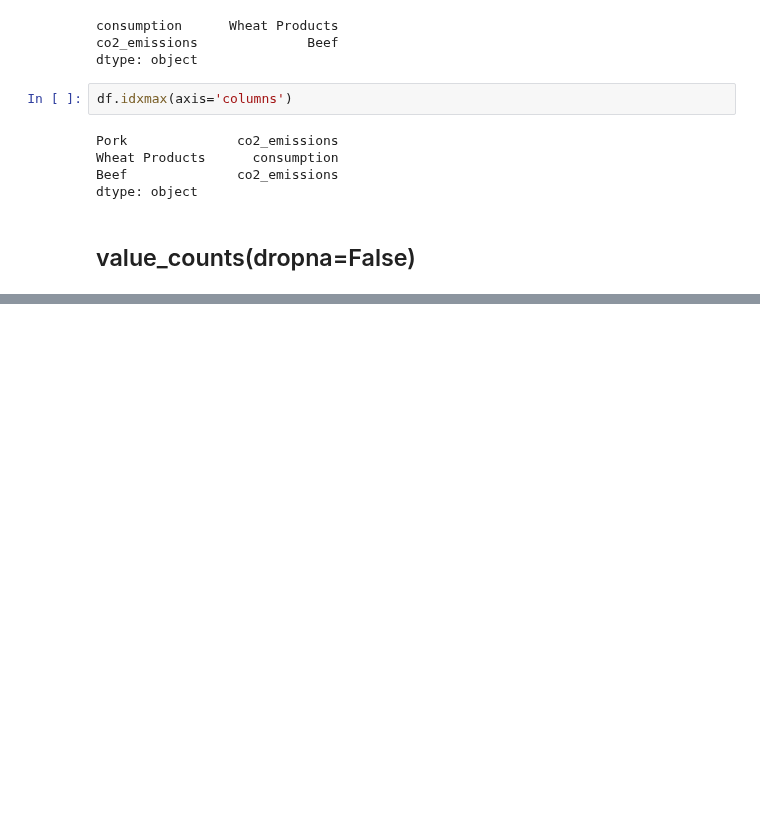
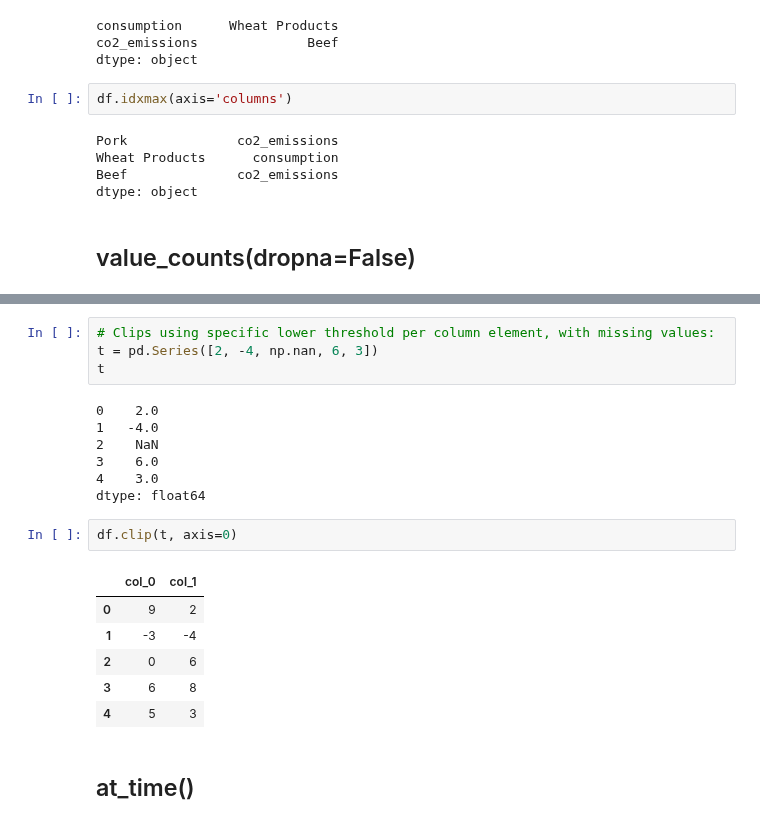
Before and after one commit to soyinkas1/PP0011_Books_Medium_Articles-Personal-Practice-Walkalong_Notebooks, a Jupyter notebook: 25 Pandas Functions You Didn't Know Existed.ipynb, the cells around one changed output, grey strips where cells are left out. Cells and saved outputs as stored; diff of their text form; blank space fills up the shorter version.

Commit message:
TalkPythonToMe 25 pandas func (at_time)

```diff
--- a/25 Pandas Functions You Didn't Know Existed.ipynb
+++ b/25 Pandas Functions You Didn't Know Existed.ipynb
@@ -1258,0 +1256,22 @@ t = pd.Series
+# %%
+# Clips using specific lower threshold per column element, with missing values:
+t = pd.Series([2, -4, np.nan, 6, 3])
+t
+# %% [output]
+0    2.0
+1   -4.0
+2    NaN
+3    6.0
+4    3.0
+dtype: float64
+# %%
+df.clip(t, axis=0)
+# %% [output]
+|  | col_0 | col_1 |
+| 0 | 9 | 2 |
+| 1 | -3 | -4 |
+| 2 | 0 | 6 |
+| 3 | 6 | 8 |
+| 4 | 5 | 3 |
+# %% [markdown]
+## at_time()
```
Also changed, not shown: parts of 38 cells of this notebook.
